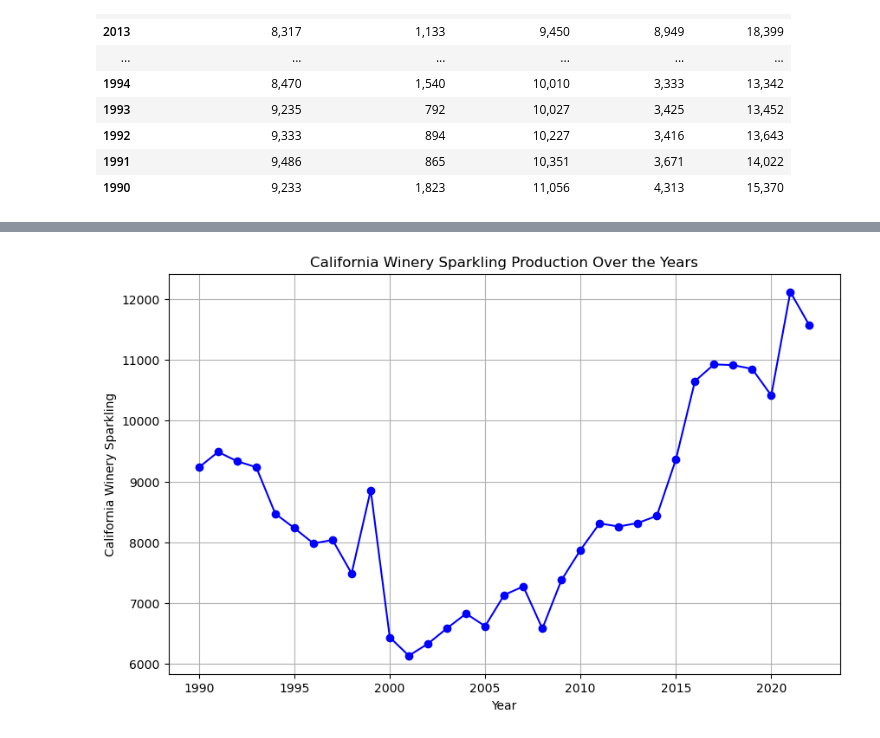
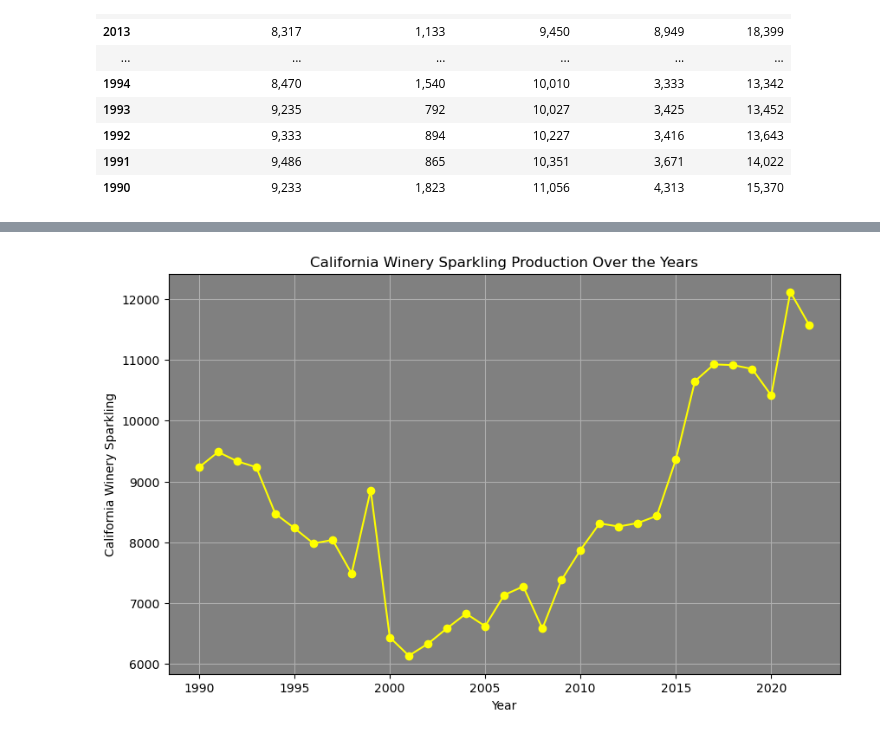
Before and after one commit to larsenamy14/Sparkling_Wine, a Jupyter notebook: sparkling_data.ipynb, the cells around one changed output, grey strips where cells are left out. Drawn from its saved outputs; the diff is of its cells as text; code cells hidden in the pictures.

Commit message:
Changed background of graph

```diff
--- a/sparkling_data.ipynb
+++ b/sparkling_data.ipynb
@@ -57,13 +57,24 @@ Total U.S. Sparkling           object
 Foreign Sparkling              object
 Total Sparkling                object
 dtype: object
+# %%
+# Change datatype of Year
+sparkling_data['California Winery Sparkling'] = sparkling_data['California Winery Sparkling'].str.replace(',', '').astype(int)
 # %%
 plt.figure(figsize=(10, 6))
-plt.plot(sparkling_data['Year'], sparkling_data['California Winery Sparkling'], marker='o', linestyle='-', color='b')
+plt.plot(sparkling_data['Year'], sparkling_data['California Winery Sparkling'], marker='o', linestyle='-', color='yellow')
 plt.title('California Winery Sparkling Production Over the Years')
 plt.xlabel('Year')
 plt.ylabel('California Winery Sparkling')
 plt.grid(True)
+
+# Set the background color to gray
+plt.gca().set_facecolor('gray')
+
+#save the fig
+plt.savefig("Cali_Spklg_Production.png")
+
+#show the plot
 plt.show()
 # %% [output]
-[figure, old version]
+[figure, new version]
```
Also changed, not shown: parts of 1 cell of this notebook.
